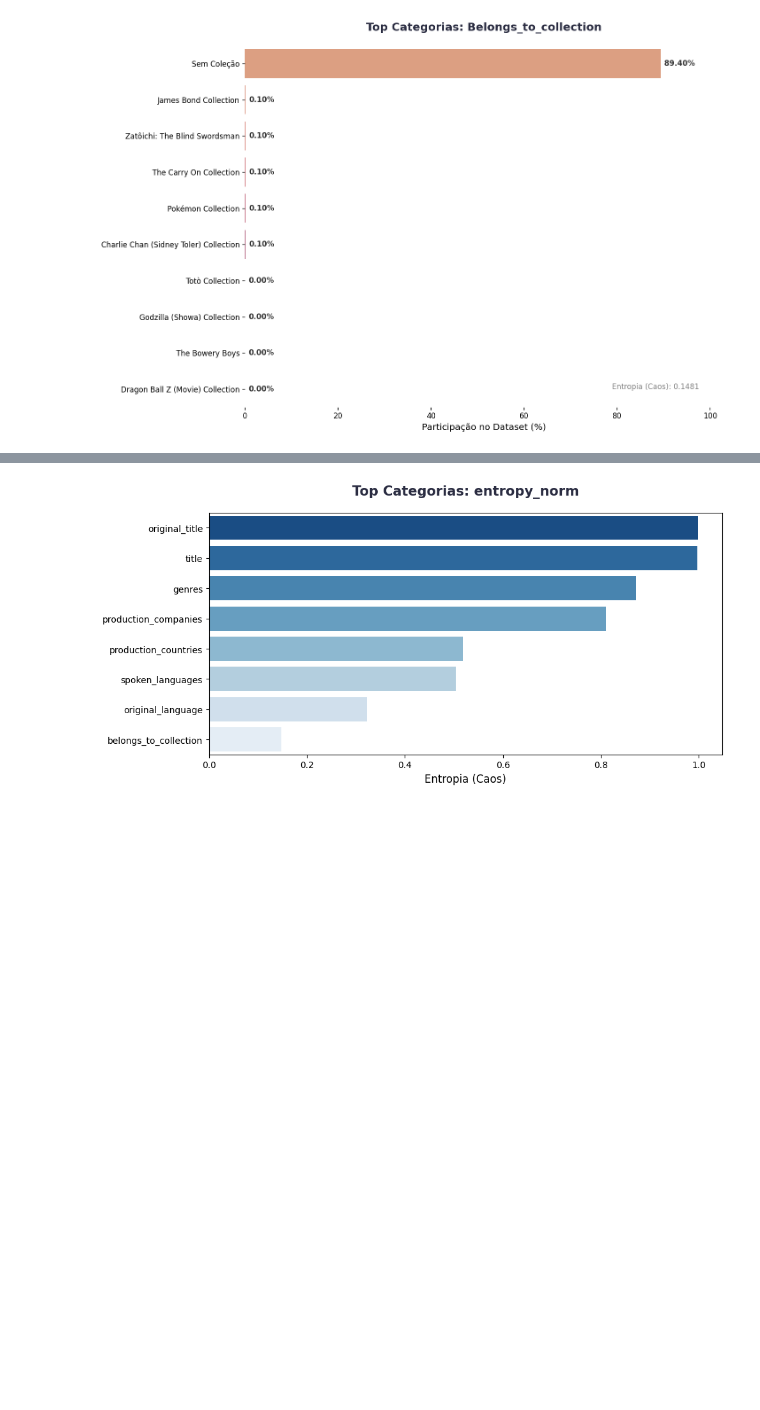
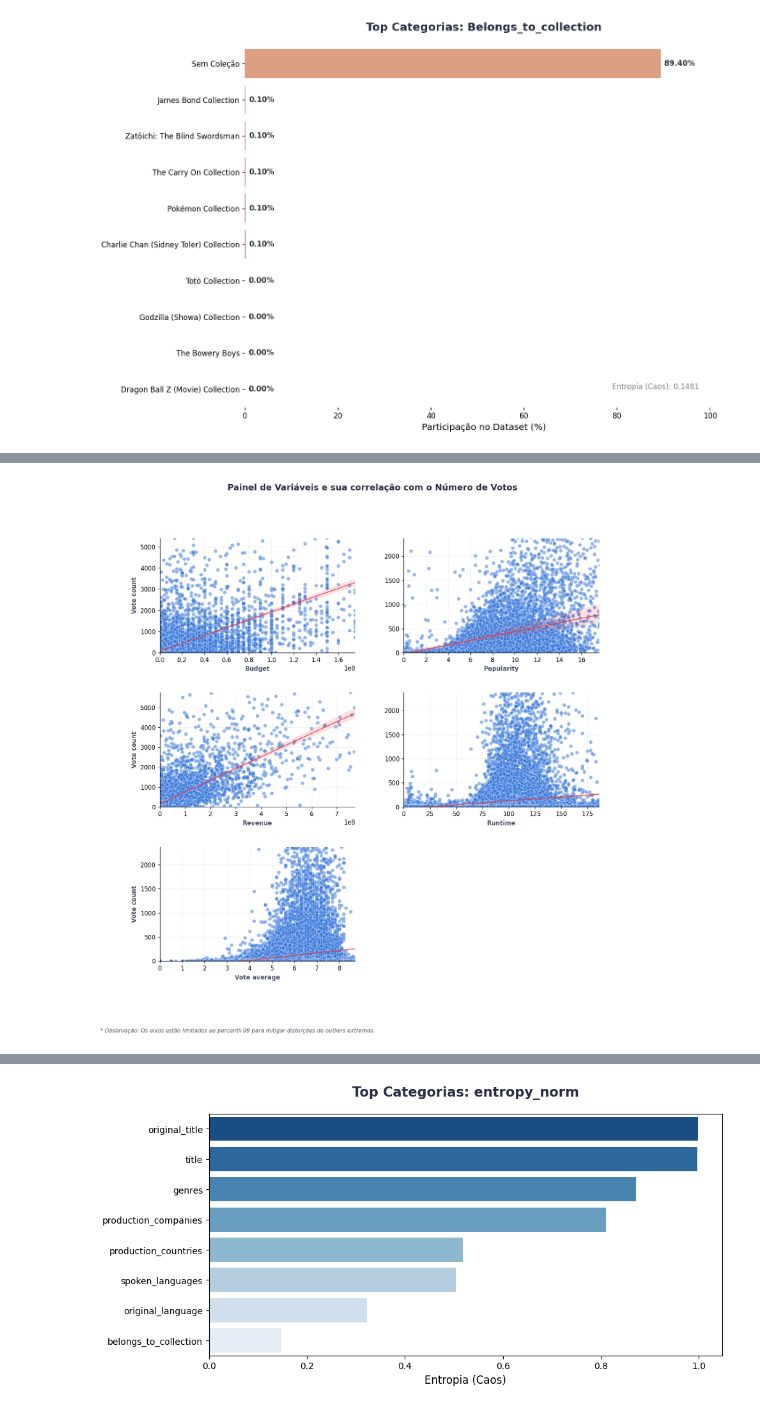
Before and after one commit to AleCecilio/entertainment_industry_performance_analysis, a Jupyter notebook: notebooks/05_eda_movies.ipynb, the cells around one changed output, grey strips where cells are left out. Saved outputs shown, nothing was run; the diff lists cells and outputs as text; code cells hidden in the pictures; blank space fills up the shorter version.

```diff
--- a/notebooks/05_eda_movies.ipynb
+++ b/notebooks/05_eda_movies.ipynb
@@ -201,0 +295,13 @@ graf.grafico_top_categorias(df_movies, 'belongs_to_collection', resumo_cols_cate
+# %%
+# Passa a lista direto no eixo X
+colunas_numericas = df_movies.select_dtypes(include='number').columns
+
+graf.grafico_corr_scatter(
+    df_plot=df_movies,
+    coluna_x=colunas_numericas.drop(['vote_count', 'id']),
+    coluna_y='vote_count',
+    titulo='Painel de Variáveis e sua correlação com o Número de Votos',
+    quant_grafs=len(colunas_numericas.drop(['vote_count', 'id']))
+)
+# %% [output]
+[figure, added]
```
Also changed, not shown: parts of 12 cells of this notebook, 10 other files.
